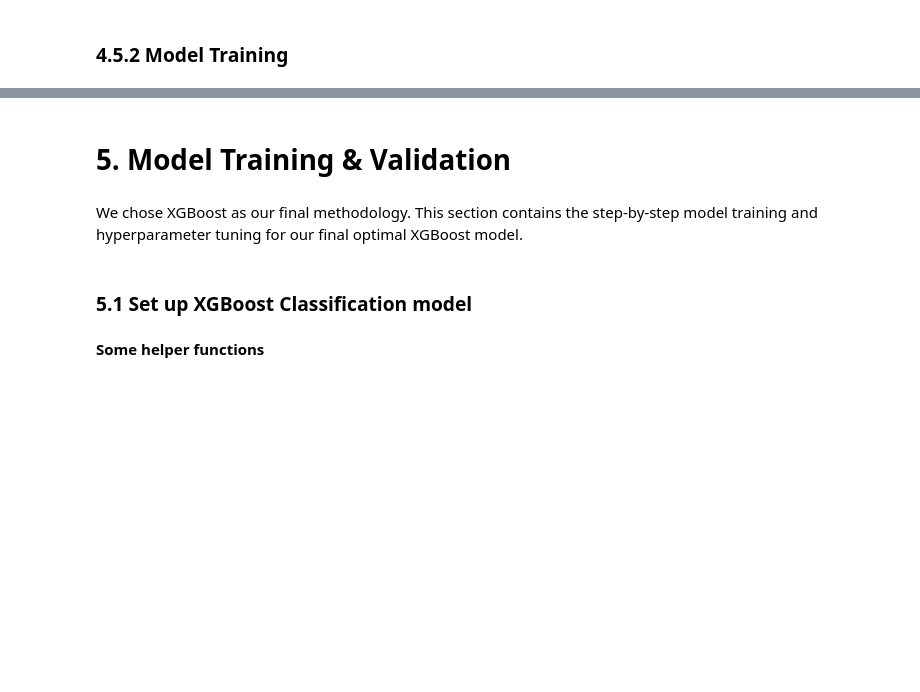
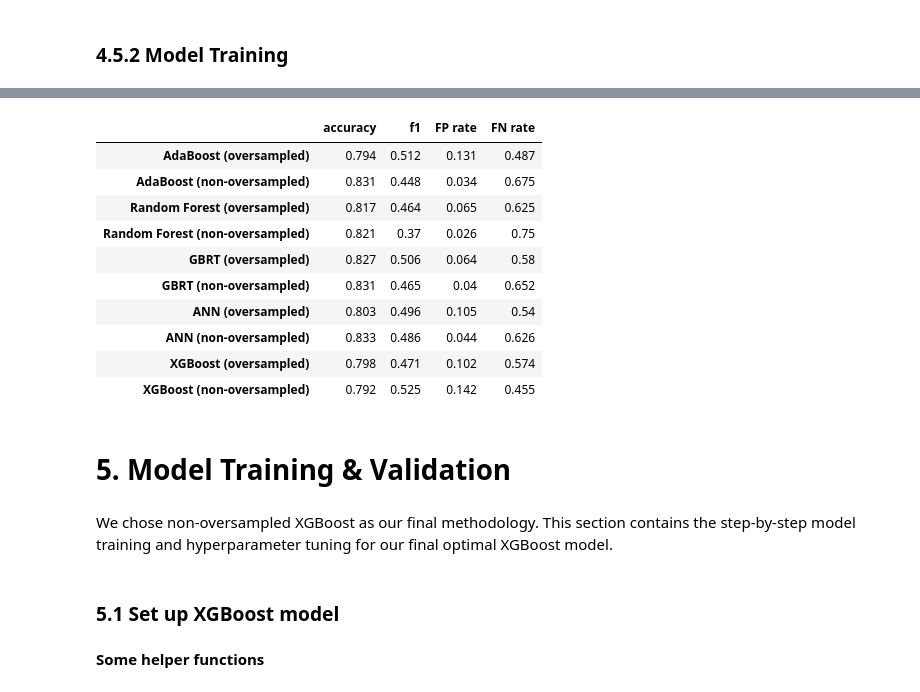
Before and after one commit to kimdanny/Credit-card-default-prediction, a Jupyter notebook: Final.ipynb, the cells around one changed output, grey strips where cells are left out. Saved outputs shown, nothing was run; the diff lists cells and outputs as text; code cells hidden in the pictures; blank space fills up the shorter version.

```diff
--- a/Final.ipynb
+++ b/Final.ipynb
@@ -1323,14 +1341,14 @@ params = {
     # parameters for tree booster with default values
     'max_depth': 6,
     'min_child_weight': 1,
-    'eta': .3,
+    'eta': 0.1,
     'subsample': 1,
     'colsample_bytree': 1,
     'gamma': 0,
     'alpha': 0,
     'lambda': 1,
     # other parameters
-    'scale_pos_weight': 3.5180722891566263, # comments
+    'scale_pos_weight': 1.0,
     'objective': 'binary:logistic',
     'eval_metric': 'logloss' # default for classification task
 }
@@ -1385,0 +1425,19 @@ weighted avg       0.79      0.78      0.79      6000
+# %%
+# prediction
+y_pred_xgb = [int(round(value)) for value in xgb_model.predict(DTest)]
+
+# evaluation metrics
+accuracy_xgb = accuracy_score(y_test, y_pred_xgb)
+f1_xgb = f1_score(y_test, y_pred_xgb)
+fp_xgb, fn_xgb = cal_FP_FN(y_test, y_pred_xgb)
+
+print(f"Accuracy score for XGBoost (non-oversampled): {accuracy_xgb:.3f}")
+print(f"f1 score for XGBoost (non-oversampled): {f1_xgb:.3f}")
+print(f"False Positive rate for XGBoost (non-oversampled): {fp_xgb:.3f}")
+print(f"False Negative rate for XGBoost (non-oversampled): {fn_xgb:.3f}")
+
+# store the evaluation results
+models_evals.loc['XGBoost (non-oversampled)', 'accuracy'] = round(accuracy_xgb, 3)
+models_evals.loc['XGBoost (non-oversampled)', 'f1'] = round(f1_xgb, 3)
+models_evals.loc['XGBoost (non-oversampled)', 'FP rate'] = round(fp_xgb, 3)
+models_evals.loc['XGBoost (non-oversampled)', 'FN rate'] = round(fn_xgb, 3)
@@ -1385,0 +1451,19 @@ weighted avg       0.79      0.78      0.79      6000
+# %%
+# prediction
+y_pred_xgb_os = [int(round(value)) for value in xgb_model_os.predict(DTest_os)]
+
+# evaluation metrics
+accuracy_xgb_os = accuracy_score(y_test, y_pred_xgb_os)
+f1_xgb_os = f1_score(y_test, y_pred_xgb_os)
+fp_xgb_os, fn_xgb_os = cal_FP_FN(y_test, y_pred_xgb_os)
+
+print(f"Accuracy score for XGBoost (oversampled): {accuracy_xgb_os:.3f}")
+print(f"f1 score for XGBoost (oversampled): {f1_xgb_os:.3f}")
+print(f"False Positive rate for XGBoost (oversampled): {fp_xgb_os:.3f}")
+print(f"False Negative rate for XGBoost (oversampled): {fn_xgb_os:.3f}")
+
+# store the evaluation results
+models_evals.loc['XGBoost (oversampled)', 'accuracy'] = round(accuracy_xgb_os, 3)
+models_evals.loc['XGBoost (oversampled)', 'f1'] = round(f1_xgb_os, 3)
+models_evals.loc['XGBoost (oversampled)', 'FP rate'] = round(fp_xgb_os, 3)
+models_evals.loc['XGBoost (oversampled)', 'FN rate'] = round(fn_xgb_os, 3)
@@ -1386,9 +1479,23 @@ weighted avg       0.79      0.78      0.79      6000
+# %%
+models_evals
+# %% [output]
+|  | accuracy | f1 | FP rate | FN rate |
+| AdaBoost (oversampled) | 0.794 | 0.512 | 0.131 | 0.487 |
+| AdaBoost (non-oversampled) | 0.831 | 0.448 | 0.034 | 0.675 |
+| Random Forest (oversampled) | 0.817 | 0.464 | 0.065 | 0.625 |
+| Random Forest (non-oversampled) | 0.821 | 0.37 | 0.026 | 0.75 |
+| GBRT (oversampled) | 0.827 | 0.506 | 0.064 | 0.58 |
+| GBRT (non-oversampled) | 0.831 | 0.465 | 0.04 | 0.652 |
+| ANN (oversampled) | 0.803 | 0.496 | 0.105 | 0.54 |
+| ANN (non-oversampled) | 0.833 | 0.486 | 0.044 | 0.626 |
+| XGBoost (oversampled) | 0.798 | 0.471 | 0.102 | 0.574 |
+| XGBoost (non-oversampled) | 0.792 | 0.525 | 0.142 | 0.455 |
 # %% [markdown]
 # **5. Model Training & Validation**
 # %% [markdown]
-We chose XGBoost as our final methodology. This section contains the step-by-step model training and hyperparameter tuning for our final optimal XGBoost model.
+We chose non-oversampled XGBoost as our final methodology. This section contains the step-by-step model training and hyperparameter tuning for our final optimal XGBoost model.
 # %% [markdown]
-### 5.1 Set up XGBoost Classification model
+### 5.1 Set up XGBoost model
 # %%
 params = {
     # parameters for tree booster with default values (to be tuned)
```
Also changed, not shown: parts of 75 cells of this notebook.
